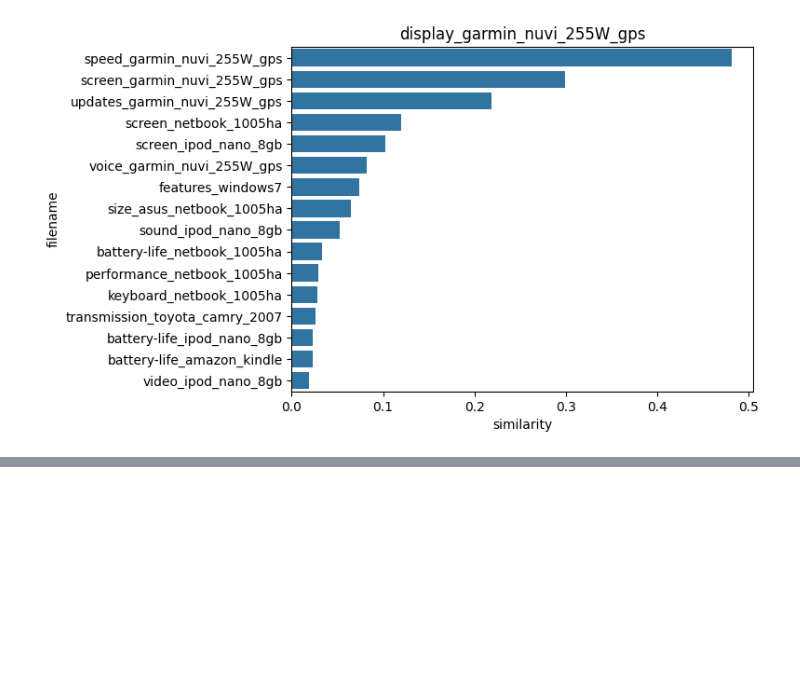
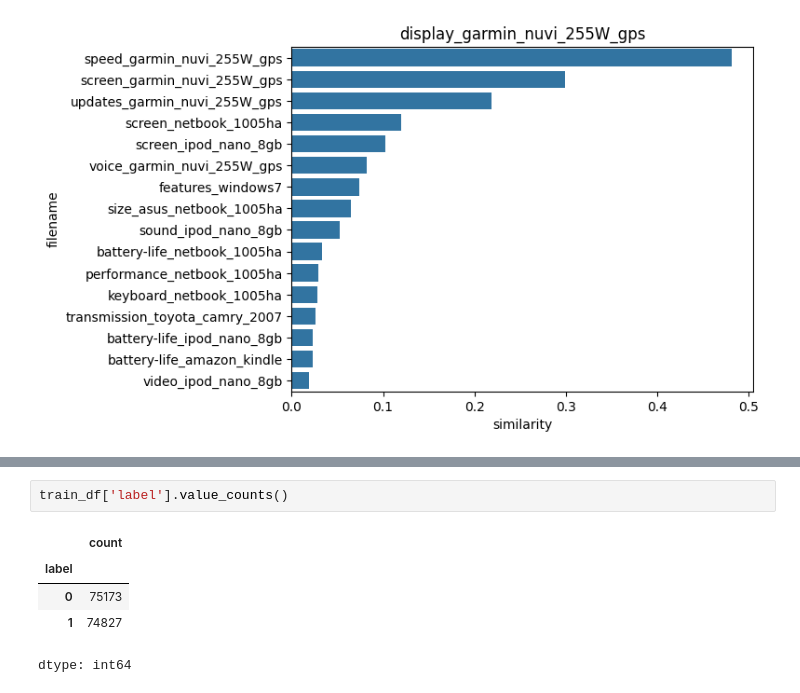
Before and after one commit to Maddox159-crypto/ESAA_assignment, a Jupyter notebook: 필사24.ipynb, the cells around one changed output, grey strips where cells are left out. Saved outputs shown, nothing was run; the diff lists cells and outputs as text; blank space fills up the shorter version.

```diff
--- a/필사24.ipynb
+++ b/필사24.ipynb
@@ -282,0 +293,8 @@ Text(0.5, 1.0, 'display_garmin_nuvi_255W_gps')
+# %%
+train_df['label'].value_counts()
+# %% [output]
+|  | count |
+| label |  |
+| 0 | 75173 |
+| 1 | 74827 |
+dtype: int64
```
Also changed, not shown: parts of 7 cells of this notebook.
